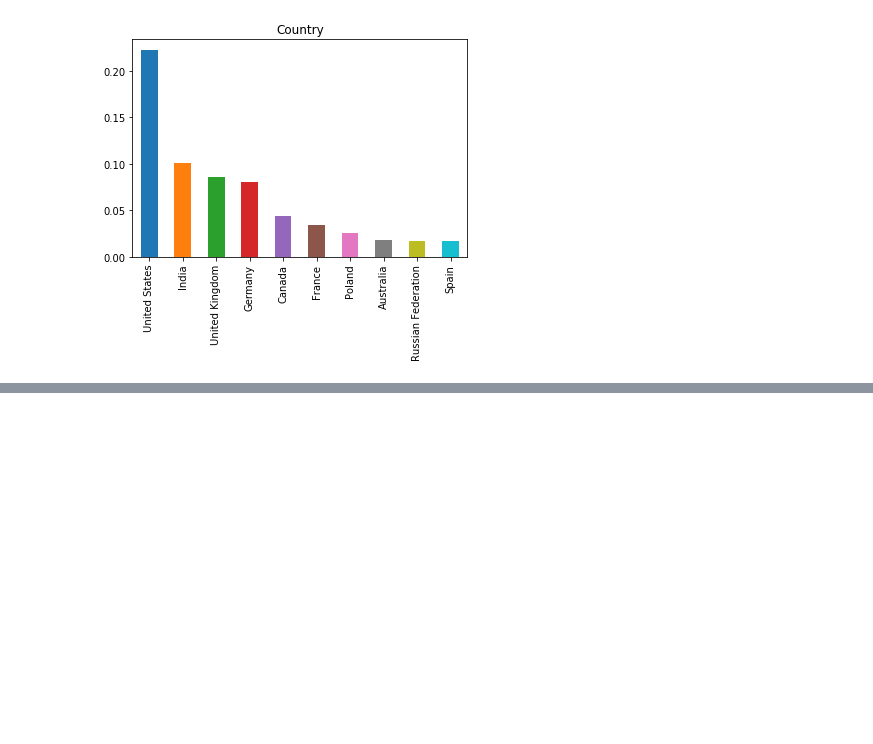
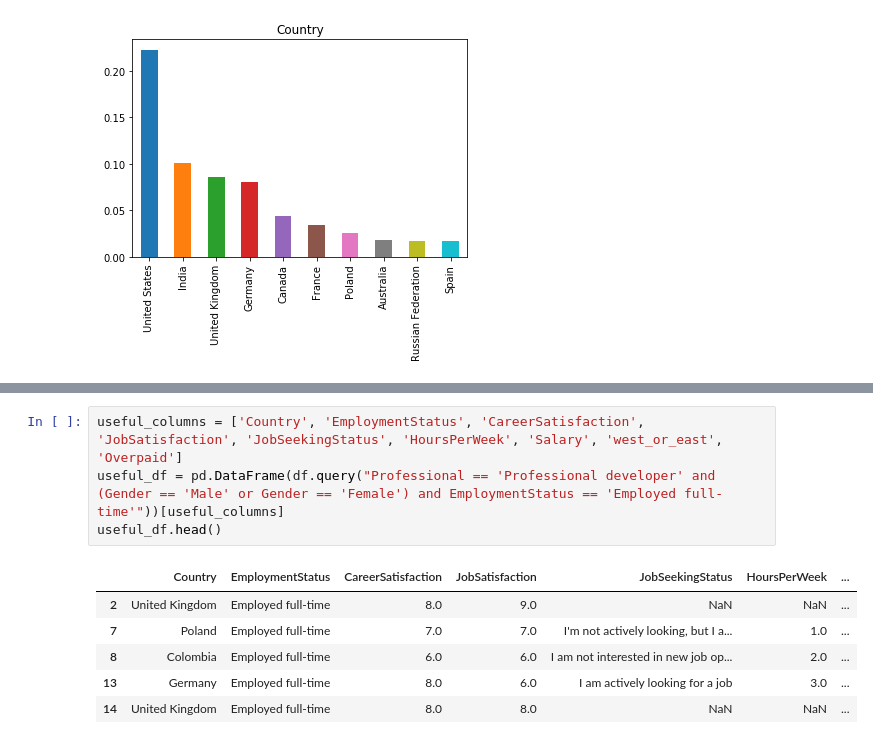
Before and after one commit to joshuayeung/Write-A-Data-Science-Blog-Post, a Jupyter notebook: Write a Data Science Blog Post.ipynb, the cells around one changed output, grey strips where cells are left out. Drawn from its saved outputs; the diff is of its cells as text; blank space fills up the shorter version.

```diff
--- a/Write a Data Science Blog Post.ipynb
+++ b/Write a Data Science Blog Post.ipynb
@@ -69,0 +101,11 @@ pd.DataFrame(df.query("Professional == 'Professional developer' and (Gender == '
+# %%
+useful_columns = ['Country', 'EmploymentStatus', 'CareerSatisfaction', 'JobSatisfaction', 'JobSeekingStatus', 'HoursPerWeek', 'Salary', 'west_or_east', 'Overpaid']
+useful_df = pd.DataFrame(df.query("Professional == 'Professional developer' and (Gender == 'Male' or Gender == 'Female') and EmploymentStatus == 'Employed full-time'"))[useful_columns]
+useful_df.head()
+# %% [output]
+|  | Country | EmploymentStatus | CareerSatisfaction | JobSatisfaction | JobSeekingStatus | HoursPerWeek | ... |
+| 2 | United Kingdom | Employed full-time | 8.0 | 9.0 | NaN | NaN | ... |
+| 7 | Poland | Employed full-time | 7.0 | 7.0 | I'm not actively looking, but I a... | 1.0 | ... |
+| 8 | Colombia | Employed full-time | 6.0 | 6.0 | I am not interested in new job op... | 2.0 | ... |
+| 13 | Germany | Employed full-time | 8.0 | 6.0 | I am actively looking for a job | 3.0 | ... |
+| 14 | United Kingdom | Employed full-time | 8.0 | 8.0 | NaN | NaN | ... |
```
Also changed, not shown: parts of 9 cells of this notebook.
